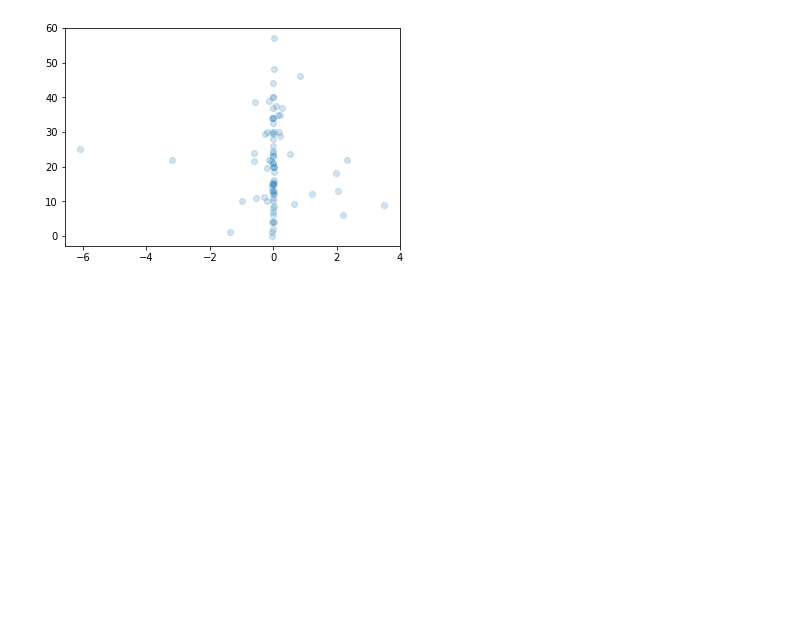
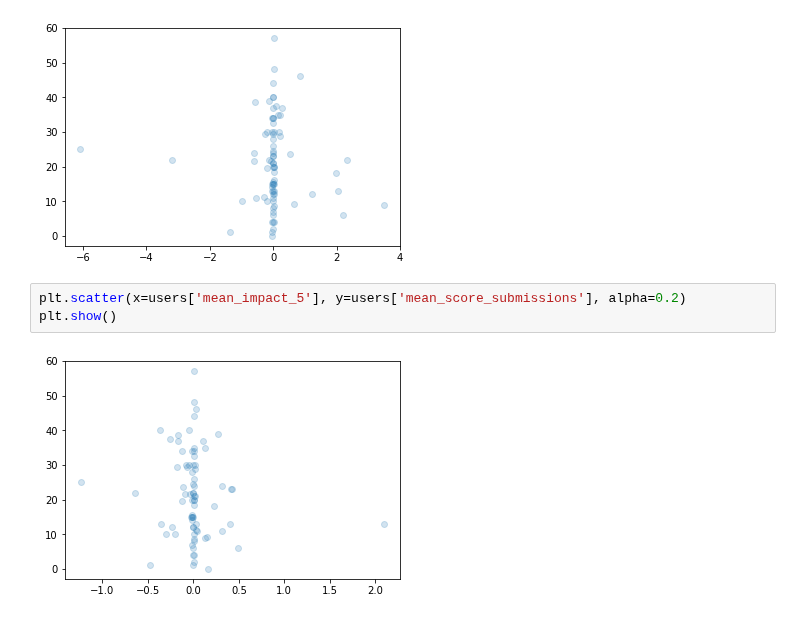
Before and after one commit to mjkern/RedditSubcultures, a Jupyter notebook: Data Cleaning and Augmentation.ipynb, the cells around one changed output. Drawn from its saved outputs; the diff is of its cells as text; blank space fills up the shorter version.

Commit message:
fixed graphs for kld and score for users

```diff
--- a/Data Cleaning and Augmentation.ipynb
+++ b/Data Cleaning and Augmentation.ipynb
@@ -408,5 +408,10 @@ plt.scatter(x=users['mean_impact'], y=users['mean_score_submissions'], alpha=0.2
 plt.show()
 # %% [output]
 [figure]
+# %%
+plt.scatter(x=users['mean_impact_5'], y=users['mean_score_submissions'], alpha=0.2)
+plt.show()
+# %% [output]
+[figure, added]
 # %%
 # novelty-transcience plot
```
Also changed, not shown: parts of 5 cells of this notebook.
